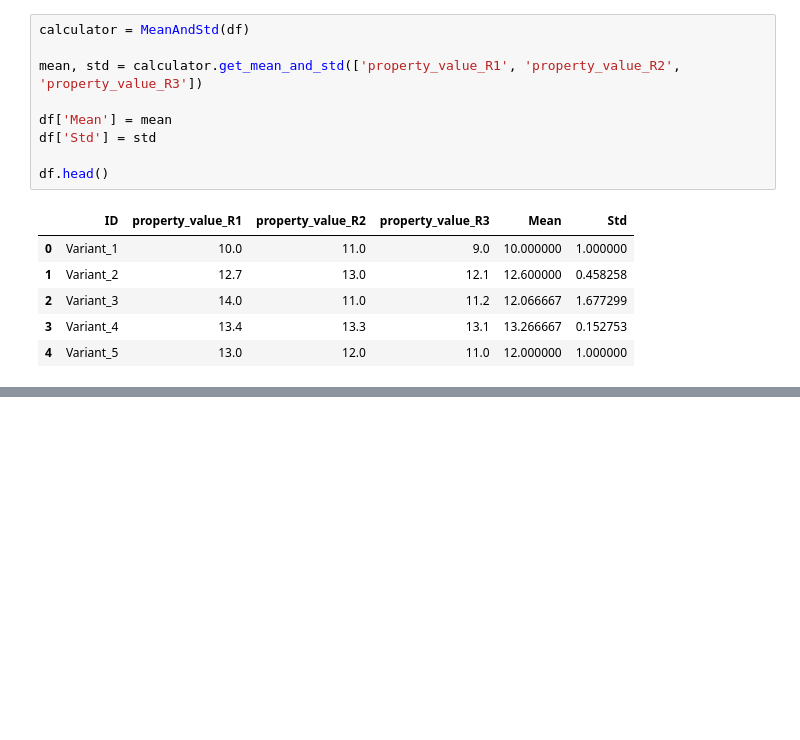
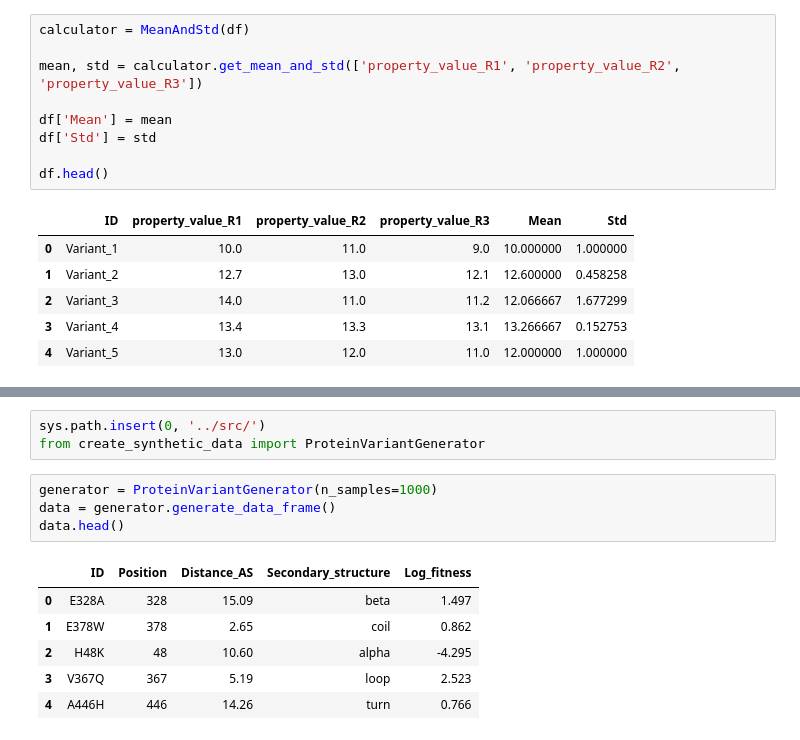
Before and after one commit to FabioHerrera97/Protein_Engineering_Code_Center, a Jupyter notebook: Tutorials/Prepare_and_Explore_data.ipynb, the cells around one changed output, grey strips where cells are left out. Saved outputs shown, nothing was run; the diff lists cells and outputs as text; blank space fills up the shorter version.

```diff
--- a/Tutorials/Prepare_and_Explore_data.ipynb
+++ b/Tutorials/Prepare_and_Explore_data.ipynb
@@ -161,0 +85,14 @@ plot_dim_reduced_data(one_hot_tsne, esm1v_tsne, prott5_tsne, 't-SNE')
+# %%
+sys.path.insert(0, '../src/')
+from create_synthetic_data import ProteinVariantGenerator
+# %%
+generator = ProteinVariantGenerator(n_samples=1000)
+data = generator.generate_data_frame()
+data.head()
+# %% [output]
+|  | ID | Position | Distance_AS | Secondary_structure | Log_fitness |
+| 0 | E328A | 328 | 15.09 | beta | 1.497 |
+| 1 | E378W | 378 | 2.65 | coil | 0.862 |
+| 2 | H48K | 48 | 10.60 | alpha | -4.295 |
+| 3 | V367Q | 367 | 5.19 | loop | 2.523 |
+| 4 | A446H | 446 | 14.26 | turn | 0.766 |
```
Also changed, not shown: parts of 24 cells of this notebook.
